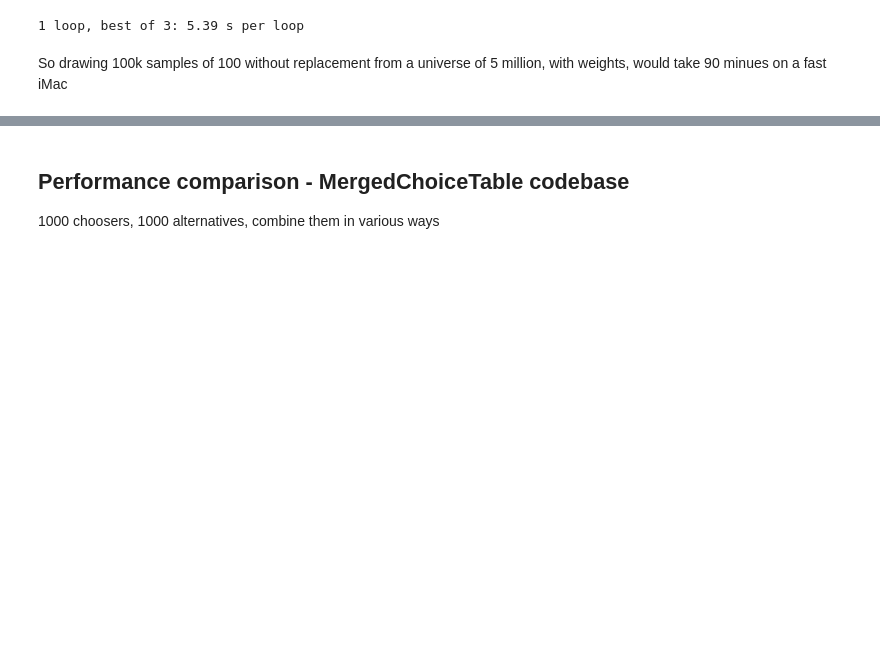
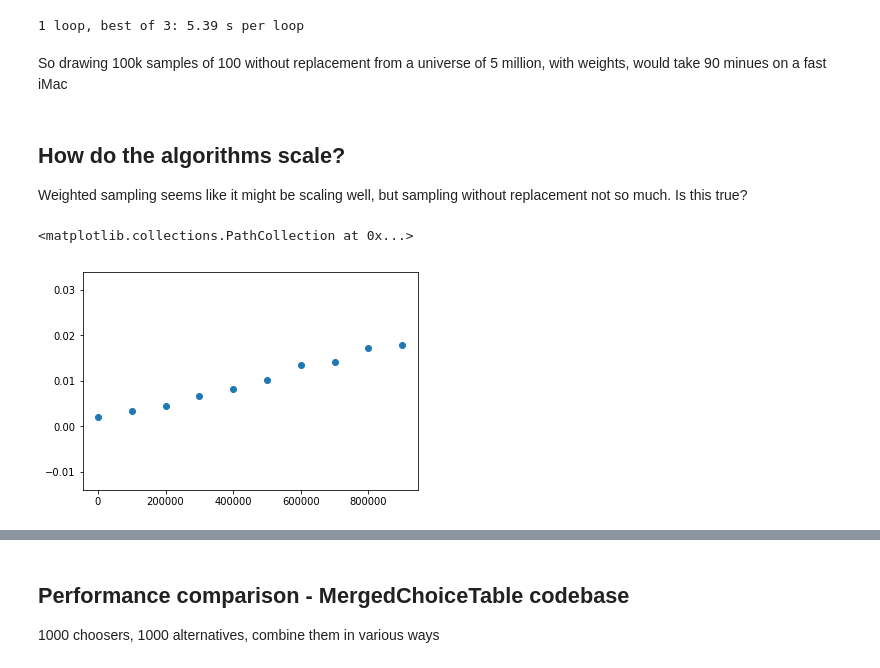
Before and after one commit to ual/ual_model_workspace, a Jupyter notebook: general-notebooks/Sampling-benchmarks.ipynb, the cells around one changed output, grey strips where cells are left out. Cells and saved outputs as stored; diff of their text form; code cells hidden in the pictures; blank space fills up the shorter version.

Commit message:
Graphs of scaling

```diff
--- a/general-notebooks/Sampling-benchmarks.ipynb
+++ b/general-notebooks/Sampling-benchmarks.ipynb
@@ -97,3 +101,22 @@ scaled_weights = weights/weights.sum(0)  # probs that sum to 1
 1 loop, best of 3: 5.39 s per loop
 # %% [markdown]
 So drawing 100k samples of 100 without replacement from a universe of 5 million, with weights, would take 90 minues on a fast iMac
+# %% [markdown]
+## How do the algorithms scale?
+
+Weighted sampling seems like it might be scaling well, but sampling without replacement not so much. Is this true?
+# %%
+# Uniform with replacement, changing the sample size
+
+scale = np.arange(1e6, step=1e5, dtype=int)
+times = []
+
+for n in scale:
+    t0 = time.time()
+    np.random.choice(np.arange(1e6), size=n)
+    times.append(time.time() - t0)
+
+plt.scatter(scale, times)
+# %% [output]
+<matplotlib.collections.PathCollection at 0x...>
+[figure, added]
```
Also changed, not shown: parts of 35 cells of this notebook.
